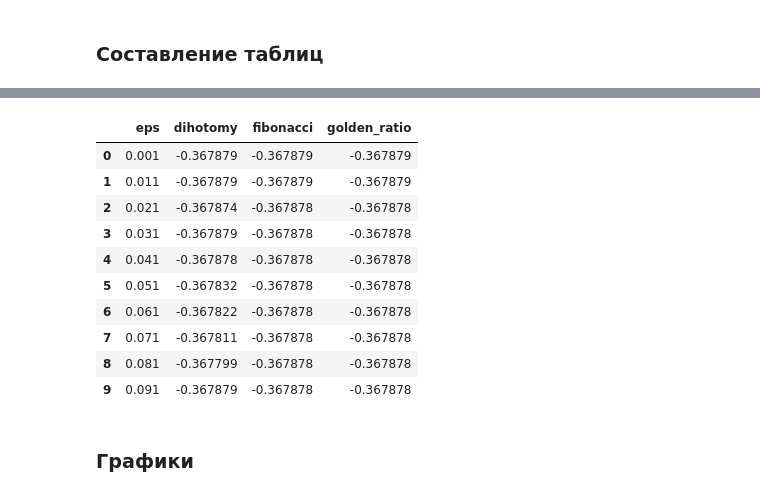
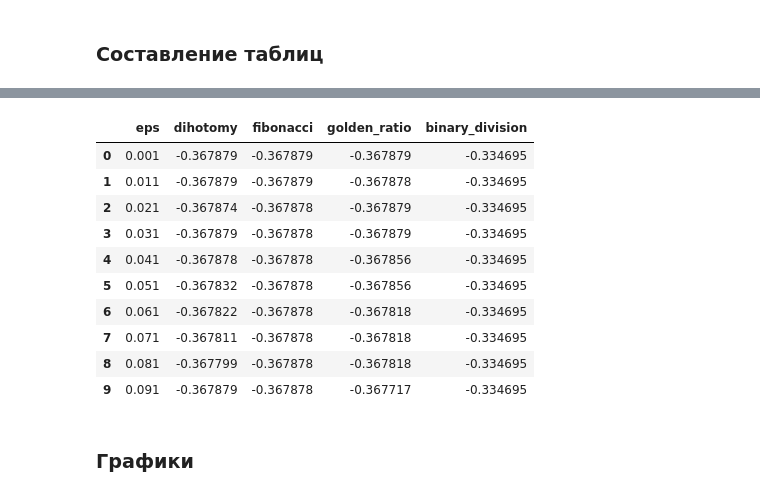
Before and after one commit to Kirillex22/optimization-24, a Jupyter notebook: notebooks/Lab1.ipynb, the cells around one changed output, grey strips where cells are left out. Cells and saved outputs as stored; diff of their text form; code cells hidden in the pictures.

```diff
--- a/notebooks/Lab1.ipynb
+++ b/notebooks/Lab1.ipynb
@@ -9,9 +9,10 @@ $$
 ### Реализация методов
 # %%
 class OneDimensionalOptimization:
-    def __init__(self, a, b, func):
+    def __init__(self, a, b, func, deriv):
         self.a, self.b = a, b
         self.func = func
+        self.deriv =  deriv
 
     def dihotomy(self, eps = 0.001):
         a, b = self.a, self.b
@@ -114,14 +115,14 @@ class OneDimensionalOptimization:
 
         return min(f1, f2), iter
 
-    def binary_division(self, deriv, eps = 0.001):
+    def binary_division(self, eps = 0.001):
         a = self.a
         b = self.b
         iter = 0
         treshold = 2*eps/(b-a)
         n=0
 
-        while (0.5**n < treshold):
+        while (0.5**n <= treshold):
             n+=1
 
         k = 0
@@ -129,7 +130,7 @@ class OneDimensionalOptimization:
         while(k < n-1):
             k +=1
             x = (a+b)/2
-            der_value = deriv(x)
+            der_value = self.deriv(x)
             if der_value == 0:
                 return self.func(x)
             elif der_value > 0:
@@ -145,7 +146,7 @@ class OneDimensionalOptimization:
 ### Тестирование
 # %%
 import math
-odo = OneDimensionalOptimization(0, 3, lambda x: -x/math.exp(x))
+odo = OneDimensionalOptimization(0, 3, lambda x: -x/math.exp(x), lambda x: (x-1)/math.exp(x))
 # %%
 dih = odo.dihotomy(eps = 0.1)
 print(dih)
@@ -213,19 +208,19 @@ please provide us feedback at https://github.com/pandas-dev/pandas/issues/54466
 # %%
-dih_gld = pd.DataFrame(data = {'eps': eps_set, 'dihotomy': results_dih, 'fibonacci': results_fib, 'golden_ratio': results_gld})
+res = pd.DataFrame(data = {'eps': eps_set, 'dihotomy': results_dih, 'fibonacci': results_fib, 'golden_ratio': results_gld, 'binary_division': results_bin})
 # %%
-dih_gld
+res
 # %% [output]
-|  | eps | dihotomy | fibonacci | golden_ratio |
-| 0 | 0.001 | -0.367879 | -0.367879 | -0.367879 |
-| 1 | 0.011 | -0.367879 | -0.367879 | -0.367879 |
-| 2 | 0.021 | -0.367874 | -0.367878 | -0.367878 |
-| 3 | 0.031 | -0.367879 | -0.367878 | -0.367878 |
-| 4 | 0.041 | -0.367878 | -0.367878 | -0.367878 |
-| 5 | 0.051 | -0.367832 | -0.367878 | -0.367878 |
-| 6 | 0.061 | -0.367822 | -0.367878 | -0.367878 |
-| 7 | 0.071 | -0.367811 | -0.367878 | -0.367878 |
-| 8 | 0.081 | -0.367799 | -0.367878 | -0.367878 |
-| 9 | 0.091 | -0.367879 | -0.367878 | -0.367878 |
+|  | eps | dihotomy | fibonacci | golden_ratio | binary_division |
+| 0 | 0.001 | -0.367879 | -0.367879 | -0.367879 | -0.334695 |
+| 1 | 0.011 | -0.367879 | -0.367879 | -0.367878 | -0.334695 |
+| 2 | 0.021 | -0.367874 | -0.367878 | -0.367879 | -0.334695 |
+| 3 | 0.031 | -0.367879 | -0.367878 | -0.367879 | -0.334695 |
+| 4 | 0.041 | -0.367878 | -0.367878 | -0.367856 | -0.334695 |
+| 5 | 0.051 | -0.367832 | -0.367878 | -0.367856 | -0.334695 |
+| 6 | 0.061 | -0.367822 | -0.367878 | -0.367818 | -0.334695 |
+| 7 | 0.071 | -0.367811 | -0.367878 | -0.367818 | -0.334695 |
+| 8 | 0.081 | -0.367799 | -0.367878 | -0.367818 | -0.334695 |
+| 9 | 0.091 | -0.367879 | -0.367878 | -0.367717 | -0.334695 |
 # %% [markdown]
 ### Графики
 # %%
```
Also changed, not shown: parts of 6 cells of this notebook.
